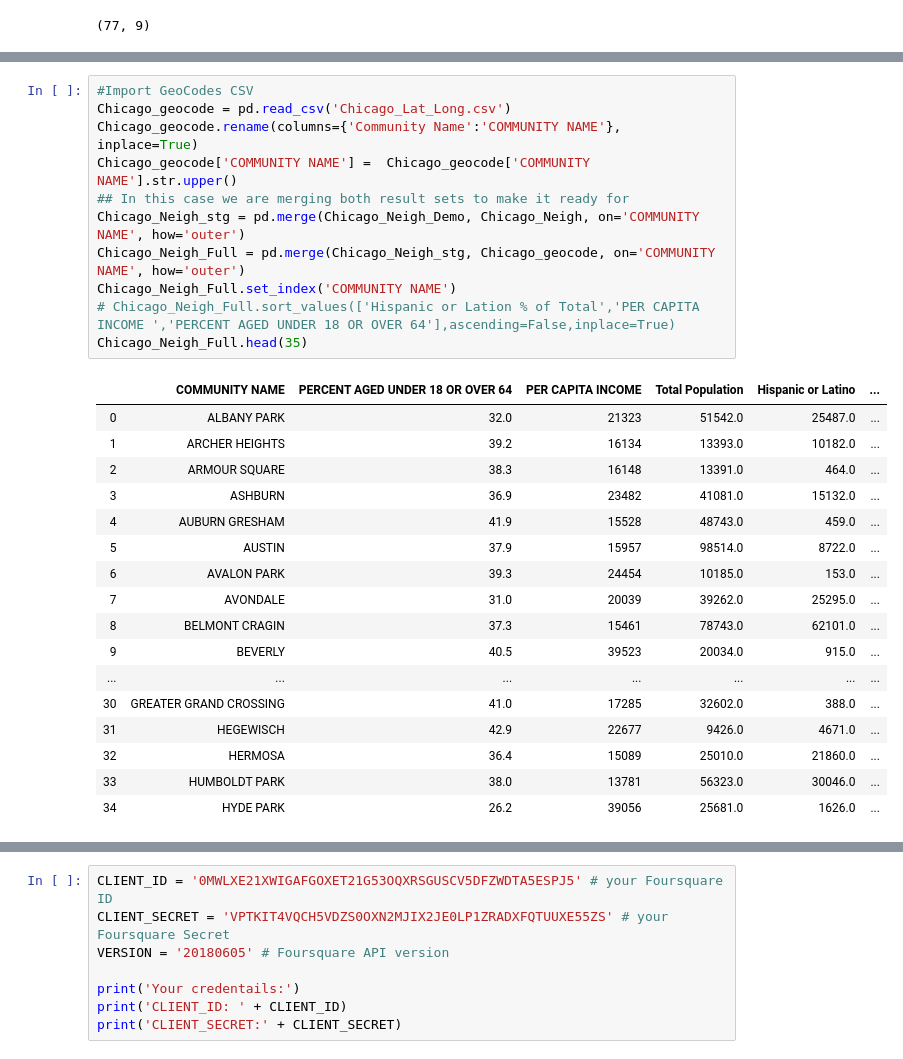
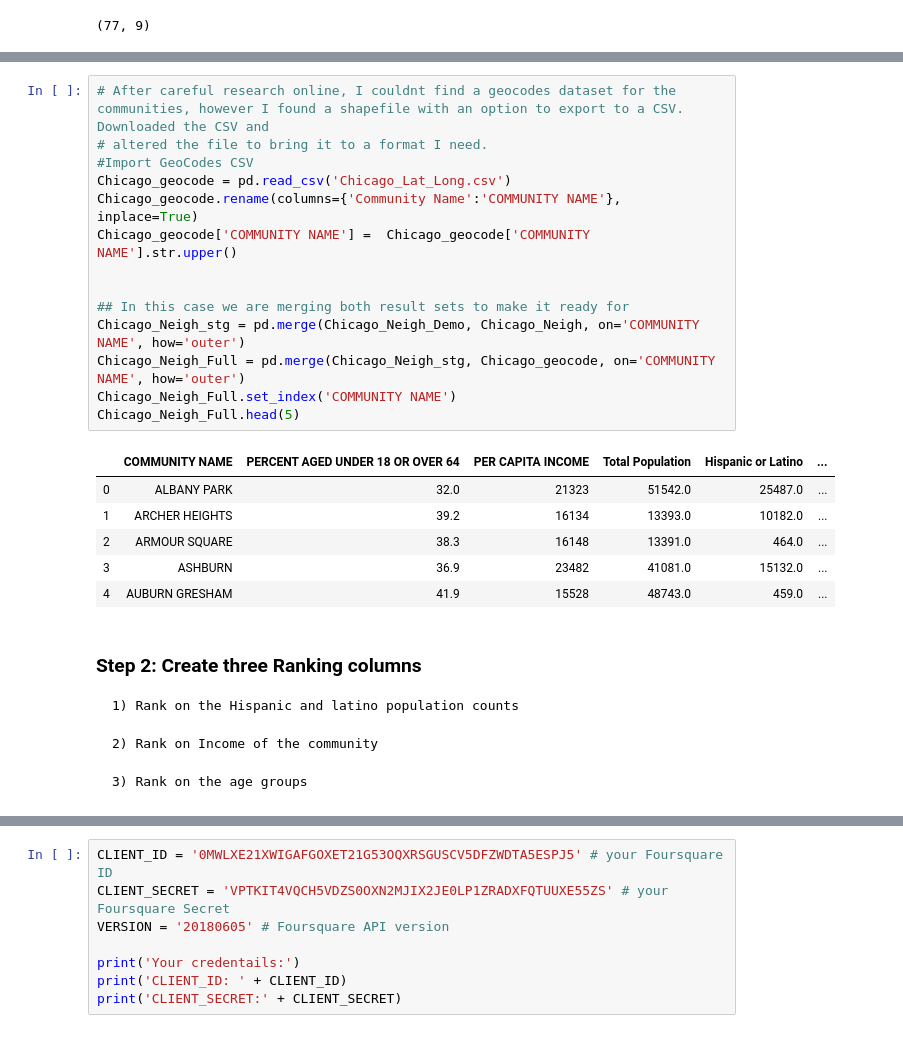
Before and after one commit to LRT-YASH/TestDSRepo, a Jupyter notebook: Week5_Final.ipynb, the cells around one changed output, grey strips where cells are left out. Cells and saved outputs as stored; diff of their text form.

```diff
--- a/Week5_Final.ipynb
+++ b/Week5_Final.ipynb
@@ -100,32 +136,32 @@ dtype: object
 # %%
+# After careful research online, I couldnt find a geocodes dataset for the communities, however I found a shapefile with an option to export to a CSV. Downloaded the CSV and
+# altered the file to bring it to a format I need.
 #Import GeoCodes CSV
 Chicago_geocode = pd.read_csv('Chicago_Lat_Long.csv')
 Chicago_geocode.rename(columns={'Community Name':'COMMUNITY NAME'}, inplace=True)
 Chicago_geocode['COMMUNITY NAME'] =  Chicago_geocode['COMMUNITY NAME'].str.upper()
+
+
 ## In this case we are merging both result sets to make it ready for
 Chicago_Neigh_stg = pd.merge(Chicago_Neigh_Demo, Chicago_Neigh, on='COMMUNITY NAME', how='outer')
 Chicago_Neigh_Full = pd.merge(Chicago_Neigh_stg, Chicago_geocode, on='COMMUNITY NAME', how='outer')
 Chicago_Neigh_Full.set_index('COMMUNITY NAME')
-# Chicago_Neigh_Full.sort_values(['Hispanic or Lation % of Total','PER CAPITA INCOME ','PERCENT AGED UNDER 18 OR OVER 64'],ascending=False,inplace=True)
-Chicago_Neigh_Full.head(35)
+Chicago_Neigh_Full.head(5)
 # %% [output]
 |  | COMMUNITY NAME | PERCENT AGED UNDER 18 OR OVER 64 | PER CAPITA INCOME | Total Population | Hispanic or Latino | ... |
 | 0 | ALBANY PARK | 32.0 | 21323 | 51542.0 | 25487.0 | ... |
 | 1 | ARCHER HEIGHTS | 39.2 | 16134 | 13393.0 | 10182.0 | ... |
 | 2 | ARMOUR SQUARE | 38.3 | 16148 | 13391.0 | 464.0 | ... |
 | 3 | ASHBURN | 36.9 | 23482 | 41081.0 | 15132.0 | ... |
 | 4 | AUBURN GRESHAM | 41.9 | 15528 | 48743.0 | 459.0 | ... |
-| 5 | AUSTIN | 37.9 | 15957 | 98514.0 | 8722.0 | ... |
-| 6 | AVALON PARK | 39.3 | 24454 | 10185.0 | 153.0 | ... |
-| 7 | AVONDALE | 31.0 | 20039 | 39262.0 | 25295.0 | ... |
-| 8 | BELMONT CRAGIN | 37.3 | 15461 | 78743.0 | 62101.0 | ... |
-| 9 | BEVERLY | 40.5 | 39523 | 20034.0 | 915.0 | ... |
-| ... | ... | ... | ... | ... | ... | ... |
-| 30 | GREATER GRAND CROSSING | 41.0 | 17285 | 32602.0 | 388.0 | ... |
-| 31 | HEGEWISCH | 42.9 | 22677 | 9426.0 | 4671.0 | ... |
-| 32 | HERMOSA | 36.4 | 15089 | 25010.0 | 21860.0 | ... |
-| 33 | HUMBOLDT PARK | 38.0 | 13781 | 56323.0 | 30046.0 | ... |
-| 34 | HYDE PARK | 26.2 | 39056 | 25681.0 | 1626.0 | ... |
+# %% [markdown]
+### Step 2: Create three Ranking columns
+
+    1) Rank on the Hispanic and latino population counts
+
+    2) Rank on Income of the community
+
+    3) Rank on the age groups
 # %%
 Chicago_Neigh_Full['Income_Rank'] = Chicago_Neigh_Full['PER CAPITA INCOME '].rank(ascending = 0)
 Chicago_Neigh_Full['H&L_Pop%_Rank'] = Chicago_Neigh_Full['Hispanic or Lation % of Total'].rank(ascending = 0)
```
Also changed, not shown: parts of 35 cells of this notebook.
